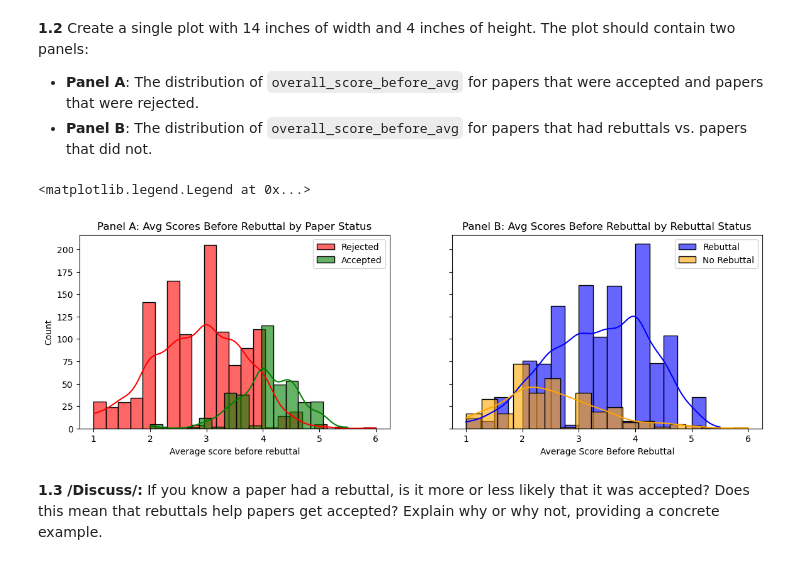
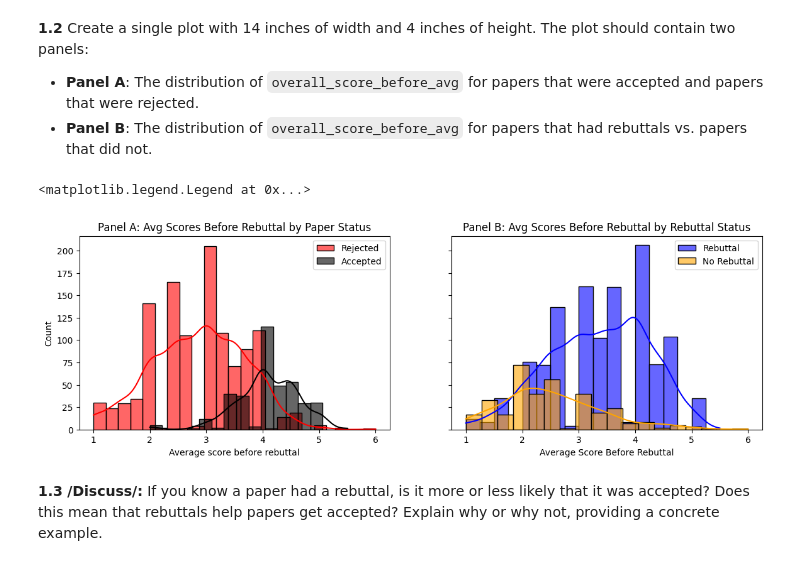
Before and after one commit to aristo6253/epfl-ada-ada-2023-homework-2-adaknow, a Jupyter notebook: hw2.ipynb, the cells around one changed output. Saved outputs shown, nothing was run; the diff lists cells and outputs as text; code cells hidden in the pictures.

```diff
--- a/hw2.ipynb
+++ b/hw2.ipynb
@@ -213,31 +229,31 @@ acl_reviews_df[acl_reviews_df['tmp_id'] == 'P17']
 # %%
 fig, ax = plt.subplots(figsize=(14,4), ncols=2, nrows=1, sharey=True)
 
 rejected_papers = acl_reviews_df[acl_reviews_df['status'] == 'Reject']
 accepted_papers = acl_reviews_df[acl_reviews_df['status'] == 'Accept']
 
 rebuttal_papers = acl_reviews_df[acl_reviews_df['had_rebuttal'] == True]
 no_rebuttal_papers = acl_reviews_df[acl_reviews_df['had_rebuttal'] == False]
 
 sns.histplot(rejected_papers['overall_score_before_avg'], kde=True, ax=ax[0], label='Rejected', alpha=0.6, color='red')
-sns.histplot(accepted_papers['overall_score_before_avg'], kde=True, ax=ax[0], label='Accepted', alpha=0.6, color='green')
+sns.histplot(accepted_papers['overall_score_before_avg'], kde=True, ax=ax[0], label='Accepted', alpha=0.6, color='black')
 
 ax[0].set_title('Panel A: Avg Scores Before Rebuttal by Paper Status')
 ax[0].set_xlabel('Average score before rebuttal')
 ax[0].legend()
 
 
 sns.histplot(rebuttal_papers['overall_score_after_avg'], kde=True, ax=ax[1], label='Rebuttal', alpha=0.6, color='blue')
 sns.histplot(no_rebuttal_papers['overall_score_after_avg'], kde=True, ax=ax[1], label='No Rebuttal', alpha=0.6, color='orange')
 
 ax[1].set_title('Average scores after rebuttal')
 ax[1].legend(['Rebuttal', 'No rebuttal'])
 ax[1].set_title('Panel B: Avg Scores Before Rebuttal by Rebuttal Status')
 ax[1].set_xlabel('Average Score Before Rebuttal')
 ax[1].legend()
 # %% [output]
 <matplotlib.legend.Legend at 0x...>
-[figure, old version]
+[figure, new version]
 # %% [markdown]
 **1.3** **/Discuss/:** If you know a paper had a rebuttal, is it more or less likely that it was accepted? Does this mean that rebuttals help papers get accepted? Explain why or why not, providing a concrete example.
 # %% [markdown]
```
Also changed, not shown: parts of 20 cells of this notebook.
